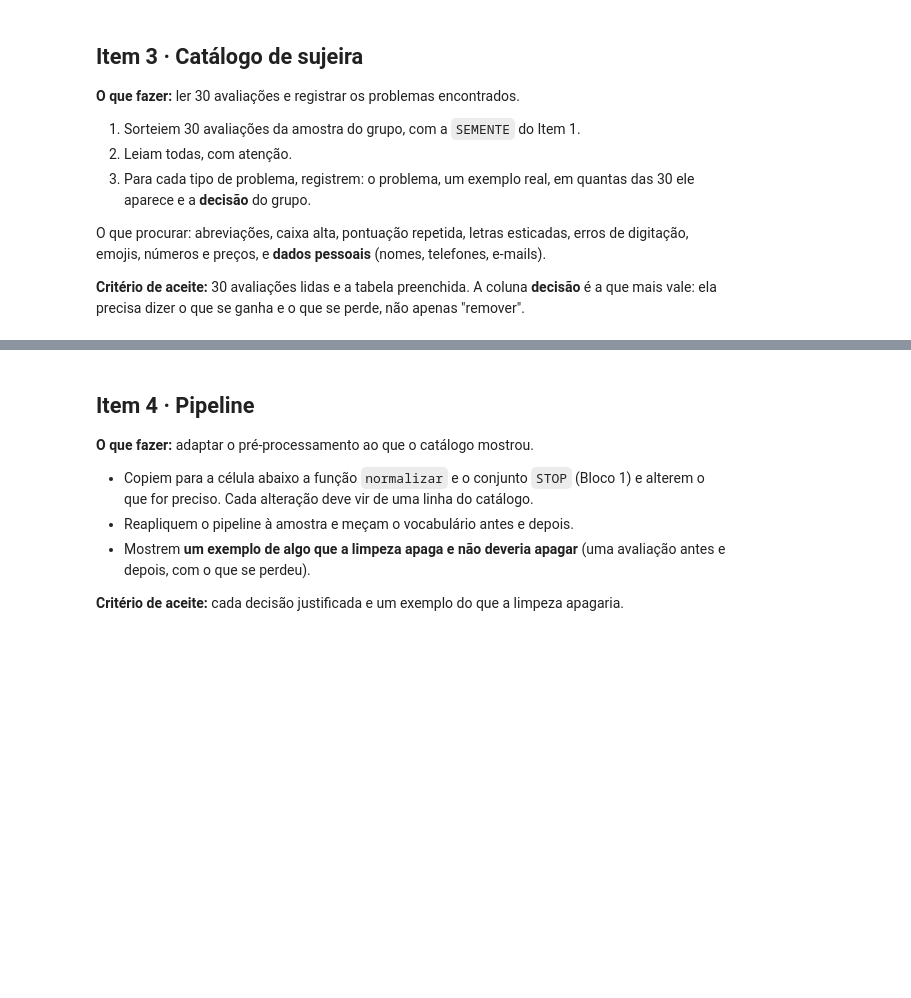
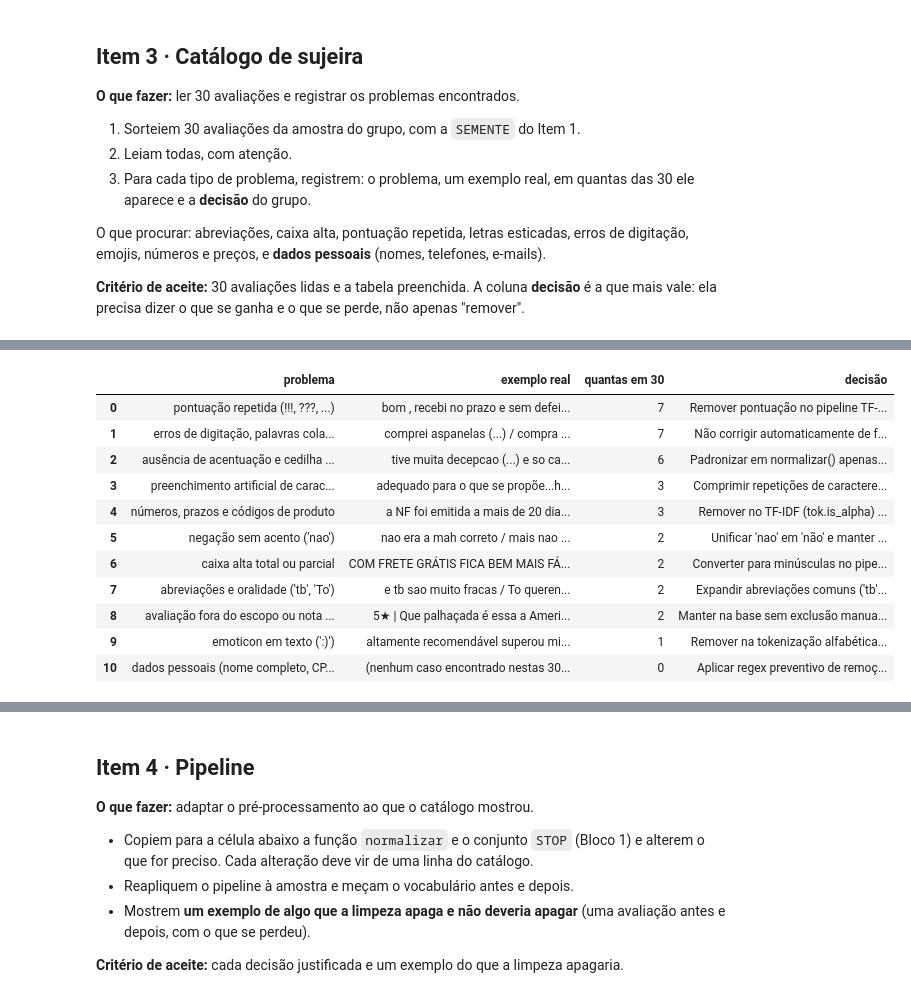
Before and after one commit to resende-git/mineracao-textos-2026, a Jupyter notebook: notebooks/01_do_texto_ao_vetor.ipynb, the cells around one changed output, grey strips where cells are left out. Drawn from its saved outputs; the diff is of its cells as text; code cells hidden in the pictures; blank space fills up the shorter version.

```diff
--- a/notebooks/01_do_texto_ao_vetor.ipynb
+++ b/notebooks/01_do_texto_ao_vetor.ipynb
@@ -823,0 +885,80 @@ _Escrevam aqui._
+# %%
+# Item 3 · Catálogo de sujeira (leitura das 30 avaliações sorteadas)
+lidas = amostra.sample(30, random_state=SEMENTE).reset_index(drop=True)
+
+print("=== 30 AVALIAÇÕES SORTEADAS PARA LEITURA ===\n")
+for idx, r in enumerate(lidas.itertuples(), 1):
+    print(f"[{idx:02d}] {r.overall_rating}★ | {r.review_text}")
+
+catalogo = pd.DataFrame([
+    {
+        "problema": "pontuação repetida (!!!, ???, ...)",
+        "exemplo real": "bom , recebi no prazo e sem defeito...................................................................",
+        "quantas em 30": 7,
+        "decisão": "Remover pontuação no pipeline TF-IDF (via is_alpha) e manter original nos embeddings. Ganho: elimina sequências extensas sem conteúdo semântico. Perda: descarta sinais de indignação ou entusiasmo expressos por '!!!' e '???'."
+    },
+    {
+        "problema": "erros de digitação, palavras coladas e grafia informal",
+        "exemplo real": "comprei aspanelas (...) / compra um calular (...) / os pingetes (...) / vale apenas",
+        "quantas em 30": 7,
+        "decisão": "Não corrigir automaticamente de forma indiscriminada; filtrar termos muito raros via min_df=5 no TF-IDF. Ganho: evita correções erradas e descarta ruído de baixa frequência. Perda: erros frequentes (ex.: 'mais' no lugar de 'mas') continuam dispersos no vocabulário."
+    },
+    {
+        "problema": "ausência de acentuação e cedilha (exceto 'nao')",
+        "exemplo real": "tive muita decepcao (...) e so carrega / porem (...) sao muito fracas / Promocao / tambem",
+        "quantas em 30": 6,
+        "decisão": "Padronizar em normalizar() apenas termos de alto impacto semântico/frequência (ex.: otimo, pessimo) e deixar o restante para min_df/embeddings. Ganho: unifica palavras-chave importantes sem destruir distinções da língua ('e' vs 'é'). Perda: variantes sem acento menos comuns seguem como tokens separados."
+    },
+    {
+        "problema": "preenchimento artificial de caracteres (spam de teclado / repetição)",
+        "exemplo real": "adequado para o que se propõe...hlihpiihpihphphpi, lohoihoihoih, knoihoii. blá, blá, blá! / okokokokokokokokok.",
+        "quantas em 30": 3,
+        "decisão": "Comprimir repetições de caracteres/padrões e filtrar termos raros com min_df=5 no TF-IDF. Ganho: impede que sequências aleatórias criadas para burlar o mínimo de caracteres do formulário poluam o vocabulário. Perda: nenhuma perda semântica relevante."
+    },
+    {
+        "problema": "números, prazos e códigos de produto",
+        "exemplo real": "a NF foi emitida a mais de 20 dias / modelo de 1 botão (...) esse de 3 / O J2 me surpreendeu",
+        "quantas em 30": 3,
+        "decisão": "Remover no TF-IDF (tok.is_alpha) e preservar no texto original usado nos embeddings. Ganho: reduz drasticamente tokens numéricos únicos no TF-IDF. Perda: apaga informações objetivas importantes como prazos ('20 dias'), modelos ('J2') e especificações ('1 botão' vs '3')."
+    },
+    {
+        "problema": "negação sem acento ('nao')",
+        "exemplo real": "nao era a mah correto / mais nao sei se é Verdade",
+        "quantas em 30": 2,
+        "decisão": "Unificar 'nao' em 'não' e manter fora das stopwords. Ganho: preserva e concentra toda a polaridade negativa em um único token. Perda: leve aumento na densidade da matriz, totalmente compensado pela preservação do sentido."
+    },
+    {
+        "problema": "caixa alta total ou parcial",
+        "exemplo real": "COM FRETE GRÁTIS FICA BEM MAIS FÁCIL DE NEGOCIAR (...) / não consigo efetuar a compra pelo BOLETO",
+        "quantas em 30": 2,
+        "decisão": "Converter para minúsculas no pipeline TF-IDF e avaliar normalização leve nos embeddings. Ganho: evita duplicar o vocabulário ('BOLETO' vs 'boleto') e impede que textos gritados se agrupem só pela formatação. Perda: descarta o sinal de ênfase ou irritação."
+    },
+    {
+        "problema": "abreviações e oralidade ('tb', 'To')",
+        "exemplo real": "e tb sao muito fracas / To querendo comprar",
+        "quantas em 30": 2,
+        "decisão": "Expandir abreviações comuns ('tb' -> 'também', 'vc' -> 'você', 'pq' -> 'porque') antes da lematização. Ganho: unifica o vocabulário e permite ao spaCy reconhecer o lema corretamente. Perda: exige lista manual e pode não cobrir gírias pouco frequentes."
+    },
+    {
+        "problema": "avaliação fora do escopo ou nota incoerente com o texto",
+        "exemplo real": "5★ | Que palhaçada é essa a Americanas vendendo produtos (...) Jurídico da Hinode (...) ???",
+        "quantas em 30": 2,
+        "decisão": "Manter na base sem exclusão manual, registrando como ruído inerente aos dados reais. Ganho: preserva a integridade estatística da amostra e evita viés de seleção manual. Perda: introduz ruído em tarefas supervisionadas que usam a nota como rótulo de sentimento."
+    },
+    {
+        "problema": "emoticon em texto (':)')",
+        "exemplo real": "altamente recomendável superou minhas expectativas top de mais :)",
+        "quantas em 30": 1,
+        "decisão": "Remover na tokenização alfabética do TF-IDF e manter no texto dos embeddings. Ganho: simplifica a tokenização esparsa. Perda: descarta um marcador explícito de sentimento positivo no TF-IDF."
+    },
+    {
+        "problema": "dados pessoais (nome completo, CPF, telefone, e-mail) ou URLs",
+        "exemplo real": "(nenhum caso encontrado nestas 30 avaliações)",
+        "quantas em 30": 0,
+        "decisão": "Aplicar regex preventivo de remoção de e-mails, telefones, CPFs e URLs em normalizar(). Ganho: garante conformidade com a LGPD no restante da amostra de 15 mil textos e elimina ruído. Perda: nenhuma perda analítica relevante."
+    },
+])
+
+with pd.option_context("display.max_colwidth", None):
+    display(catalogo)
+# %% [output]
@@ -823,0 +982,12 @@ _Escrevam aqui._
+|  | problema | exemplo real | quantas em 30 | decisão |
+| 0 | pontuação repetida (!!!, ???, ...) | bom , recebi no prazo e sem defei... | 7 | Remover pontuação no pipeline TF-... |
+| 1 | erros de digitação, palavras cola... | comprei aspanelas (...) / compra ... | 7 | Não corrigir automaticamente de f... |
+| 2 | ausência de acentuação e cedilha ... | tive muita decepcao (...) e so ca... | 6 | Padronizar em normalizar() apenas... |
+| 3 | preenchimento artificial de carac... | adequado para o que se propõe...h... | 3 | Comprimir repetições de caractere... |
+| 4 | números, prazos e códigos de produto | a NF foi emitida a mais de 20 dia... | 3 | Remover no TF-IDF (tok.is_alpha) ... |
+| 5 | negação sem acento ('nao') | nao era a mah correto / mais nao ... | 2 | Unificar 'nao' em 'não' e manter ... |
+| 6 | caixa alta total ou parcial | COM FRETE GRÁTIS FICA BEM MAIS FÁ... | 2 | Converter para minúsculas no pipe... |
+| 7 | abreviações e oralidade ('tb', 'To') | e tb sao muito fracas / To queren... | 2 | Expandir abreviações comuns ('tb'... |
+| 8 | avaliação fora do escopo ou nota ... | 5★ | Que palhaçada é essa a Ameri... | 2 | Manter na base sem exclusão manua... |
+| 9 | emoticon em texto (':)') | altamente recomendável superou mi... | 1 | Remover na tokenização alfabética... |
+| 10 | dados pessoais (nome completo, CP... | (nenhum caso encontrado nestas 30... | 0 | Aplicar regex preventivo de remoç... |
```
Also changed, not shown: parts of 34 cells of this notebook.
